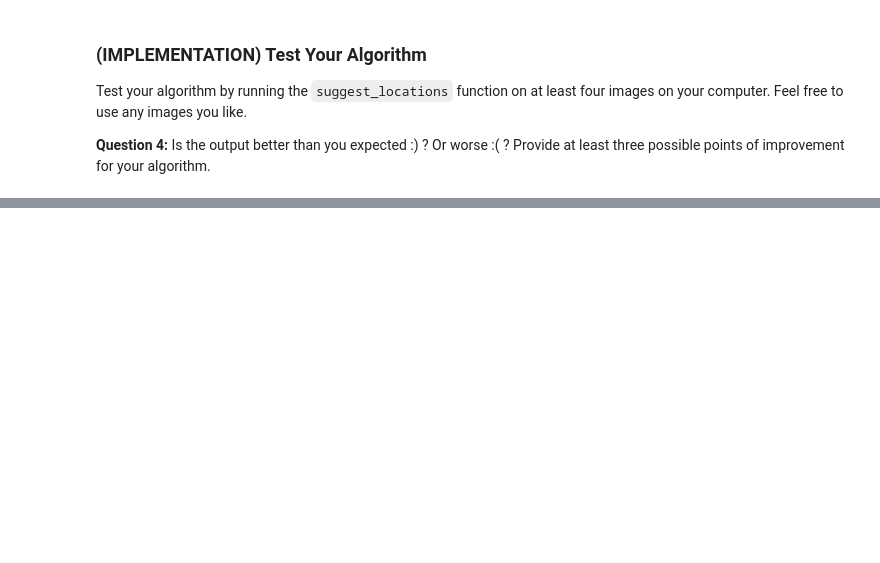
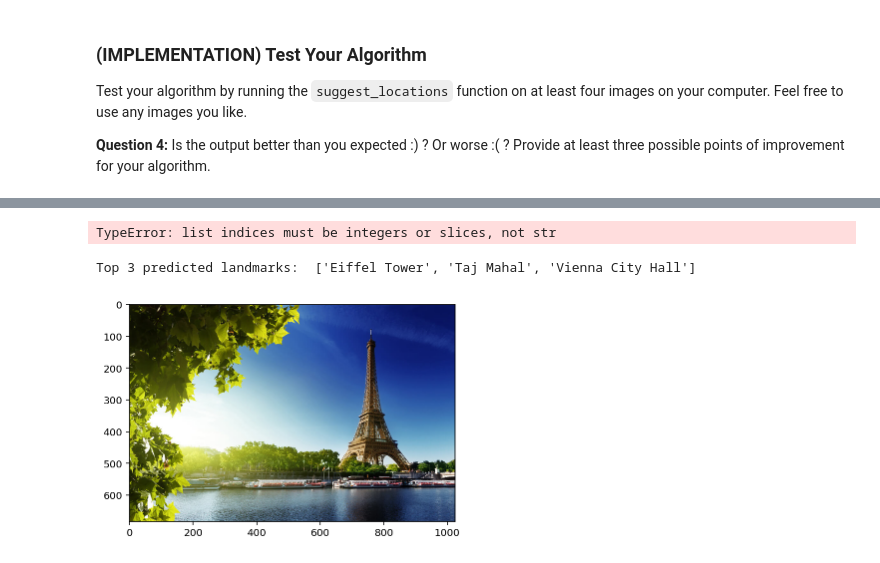
Before and after one commit to CR-AI-Repos/udacity_project_landmark, a Jupyter notebook: landmark.ipynb, the cells around one changed output, grey strips where cells are left out. Cells and saved outputs as stored; diff of their text form; code cells hidden in the pictures; blank space fills up the shorter version.

```diff
--- a/landmark.ipynb
+++ b/landmark.ipynb
@@ -638,3 +756,16 @@ __Answer:__ (Three possible points for improvement)
 ## TODO: Execute the `suggest_locations` function on
 ## at least 4 images on your computer.
 ## Feel free to use as many code cells as needed.
+imageone = "eiffeltower.jpg"
+imagetwo = "eiffeltower2.jpg"
+imagethree = "stockholmcityhall.jpg"
+imagefour = "viennacityhall.jpg"
+
+suggest_locations(imageone)
+# %% [output]
+TypeError: list indices must be integers or slices, not str
+# %%
+suggest_locations(imagetwo)
+# %% [output]
+Top 3 predicted landmarks:  ['Eiffel Tower', 'Taj Mahal', 'Vienna City Hall']
+[figure, added]
```
Also changed, not shown: parts of 29 cells of this notebook.
